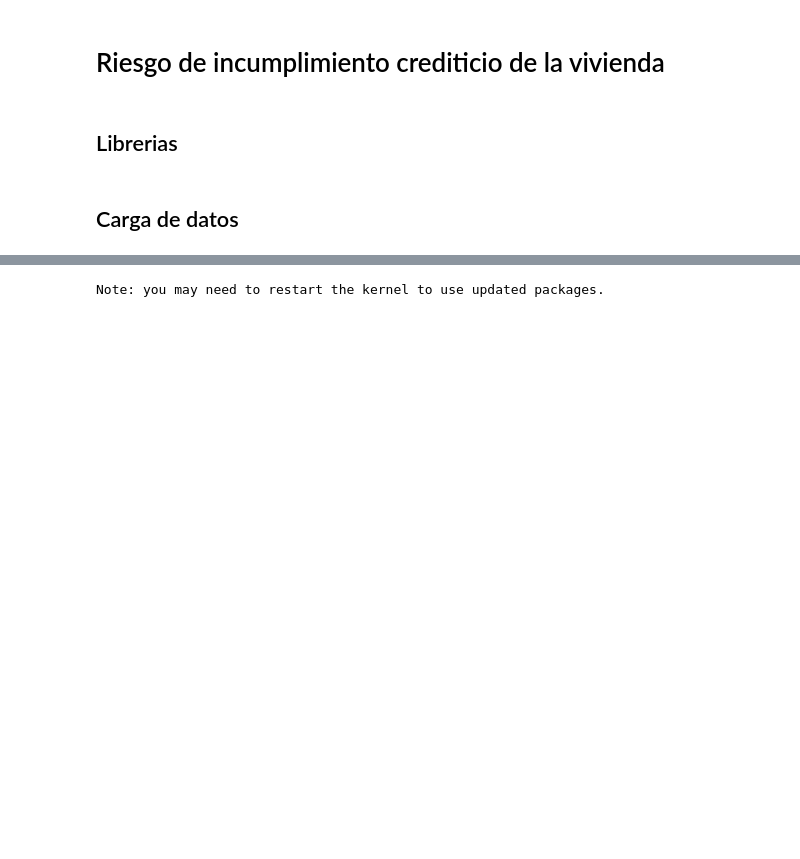
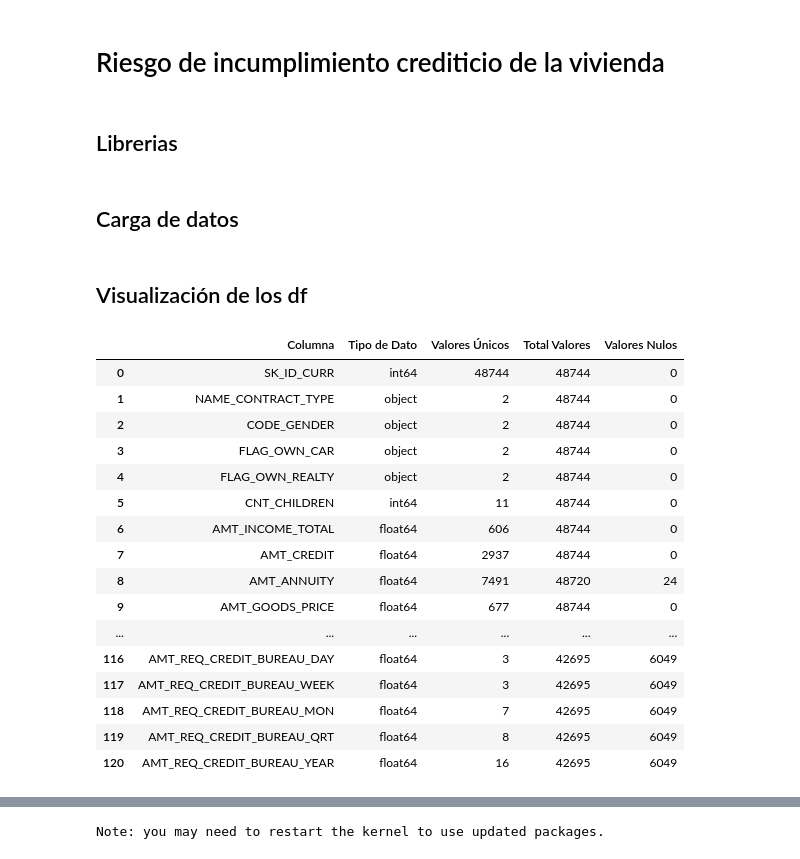
Before and after one commit to davidsosaolea/Home_Credit_Default_Risk, a Jupyter notebook: EDA_Home_Credit_Default_Risk.ipynb, the cells around one changed output, grey strips where cells are left out. Saved outputs shown, nothing was run; the diff lists cells and outputs as text; code cells hidden in the pictures; blank space fills up the shorter version.

```diff
--- a/EDA_Home_Credit_Default_Risk.ipynb
+++ b/EDA_Home_Credit_Default_Risk.ipynb
@@ -16,3 +17,5 @@ HomeCredit = pd.read_csv('data/HomeCredit_columns_description.csv', encoding='IS
 installments_payment = pd.read_csv('data/installments_payments.csv')
 pos_cash_balance = pd.read_csv('data/POS_CASH_balance.csv')
 previous_application = pd.read_csv('data/previous_application.csv')
+# %% [markdown]
+## Visualización de los df
@@ -18,0 +24,20 @@ previous_application = pd.read_csv('data/previous_application.csv')
+# %%
+obtener_resumen_valores_unicos(application_test)
+# %% [output]
+|  | Columna | Tipo de Dato | Valores Únicos | Total Valores | Valores Nulos |
+| 0 | SK_ID_CURR | int64 | 48744 | 48744 | 0 |
+| 1 | NAME_CONTRACT_TYPE | object | 2 | 48744 | 0 |
+| 2 | CODE_GENDER | object | 2 | 48744 | 0 |
+| 3 | FLAG_OWN_CAR | object | 2 | 48744 | 0 |
+| 4 | FLAG_OWN_REALTY | object | 2 | 48744 | 0 |
+| 5 | CNT_CHILDREN | int64 | 11 | 48744 | 0 |
+| 6 | AMT_INCOME_TOTAL | float64 | 606 | 48744 | 0 |
+| 7 | AMT_CREDIT | float64 | 2937 | 48744 | 0 |
+| 8 | AMT_ANNUITY | float64 | 7491 | 48720 | 24 |
+| 9 | AMT_GOODS_PRICE | float64 | 677 | 48744 | 0 |
+| ... | ... | ... | ... | ... | ... |
+| 116 | AMT_REQ_CREDIT_BUREAU_DAY | float64 | 3 | 42695 | 6049 |
+| 117 | AMT_REQ_CREDIT_BUREAU_WEEK | float64 | 3 | 42695 | 6049 |
+| 118 | AMT_REQ_CREDIT_BUREAU_MON | float64 | 7 | 42695 | 6049 |
+| 119 | AMT_REQ_CREDIT_BUREAU_QRT | float64 | 8 | 42695 | 6049 |
+| 120 | AMT_REQ_CREDIT_BUREAU_YEAR | float64 | 16 | 42695 | 6049 |
```
Also changed, not shown: parts of 10 cells of this notebook, 2 other files.
